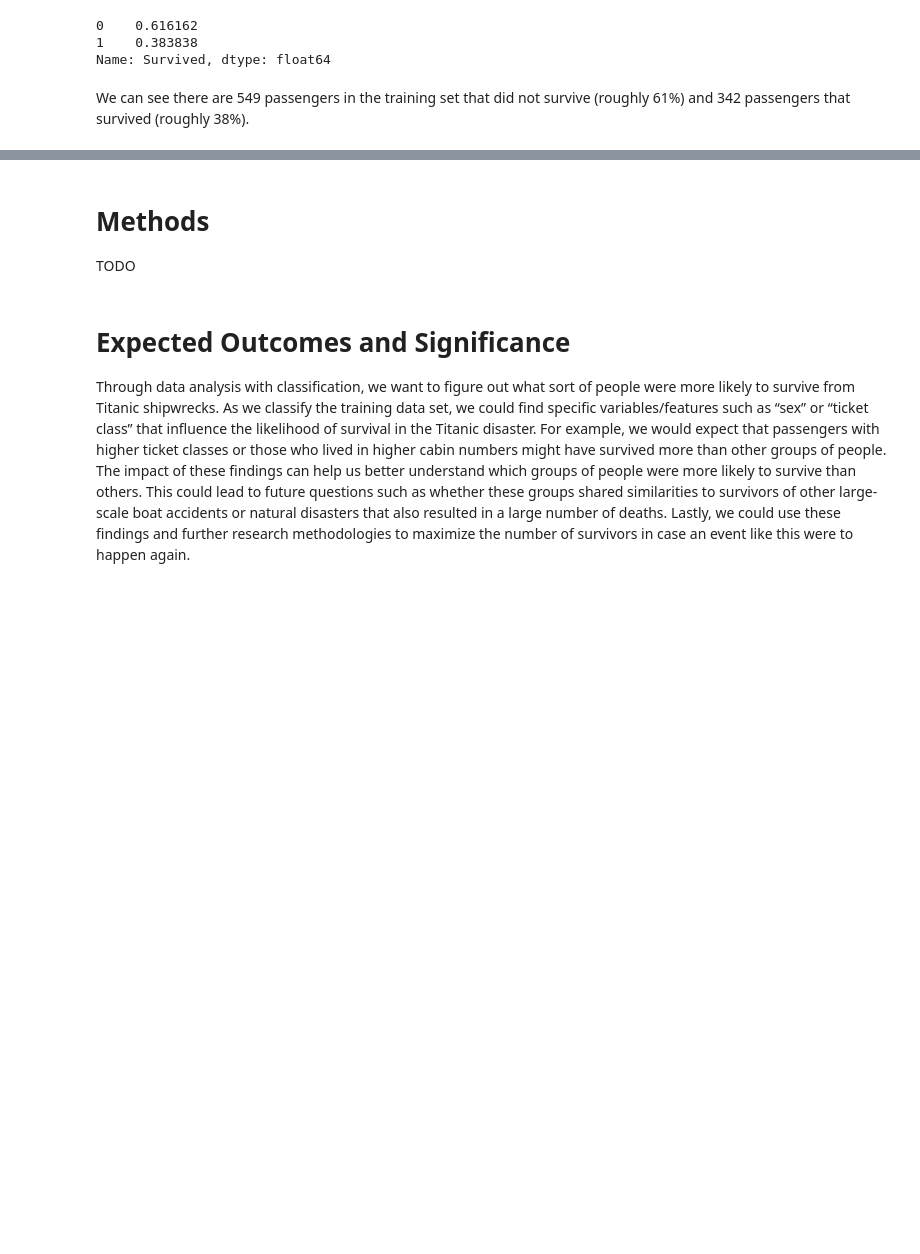
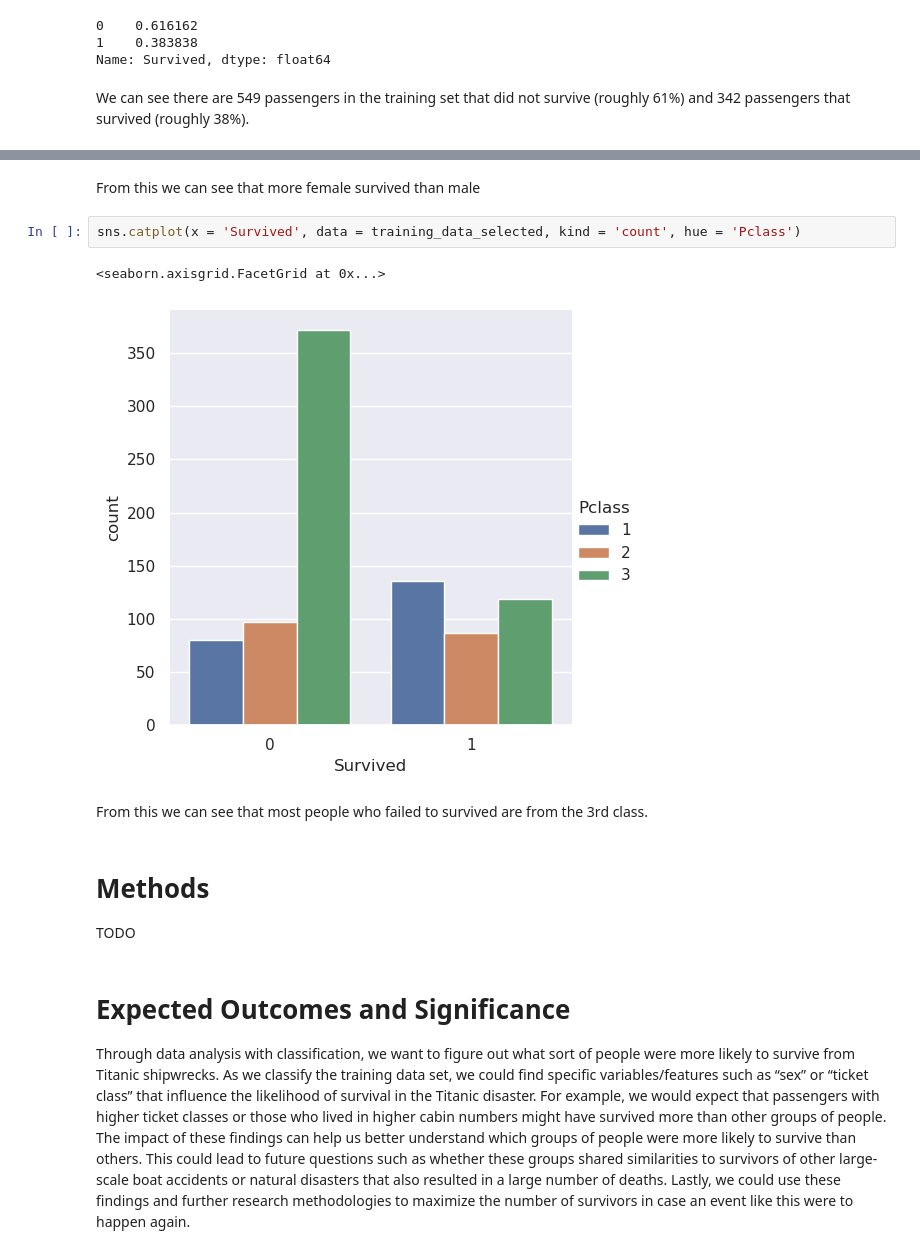
Before and after one commit to ericrkuo/dsci-100-group-12, a Jupyter notebook: proposal.ipynb, the cells around one changed output, grey strips where cells are left out. Drawn from its saved outputs; the diff is of its cells as text; blank space fills up the shorter version.

```diff
--- a/proposal.ipynb
+++ b/proposal.ipynb
@@ -137,3 +193,12 @@ TODO
+# %% [markdown]
+From this we can see that more female survived than male
+# %%
+sns.catplot(x = 'Survived', data = training_data_selected, kind = 'count', hue = 'Pclass')
+# %% [output]
+<seaborn.axisgrid.FacetGrid at 0x...>
+[figure, added]
+# %% [markdown]
+From this we can see that most people who failed to survived are from the 3rd class.
 # %% [markdown]
 # Methods
 
```
Also changed, not shown: parts of 7 cells of this notebook.
